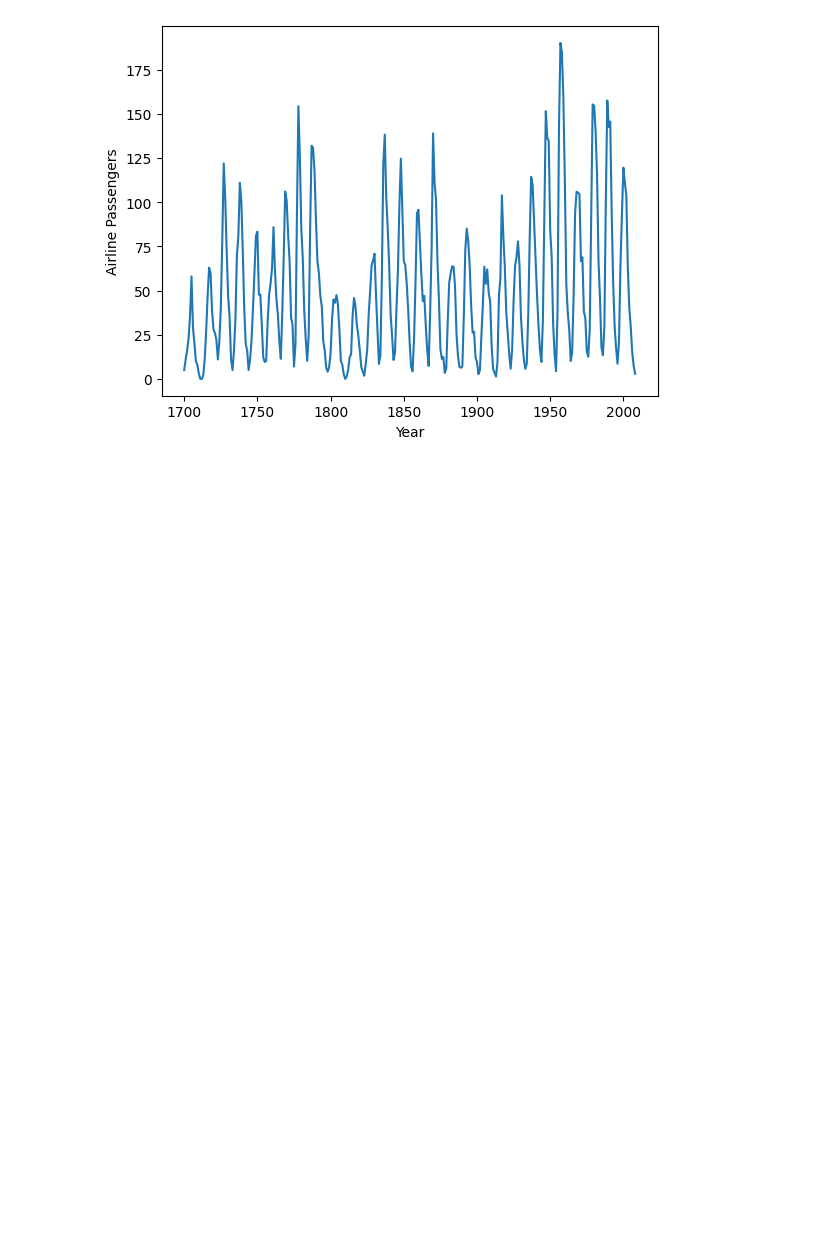
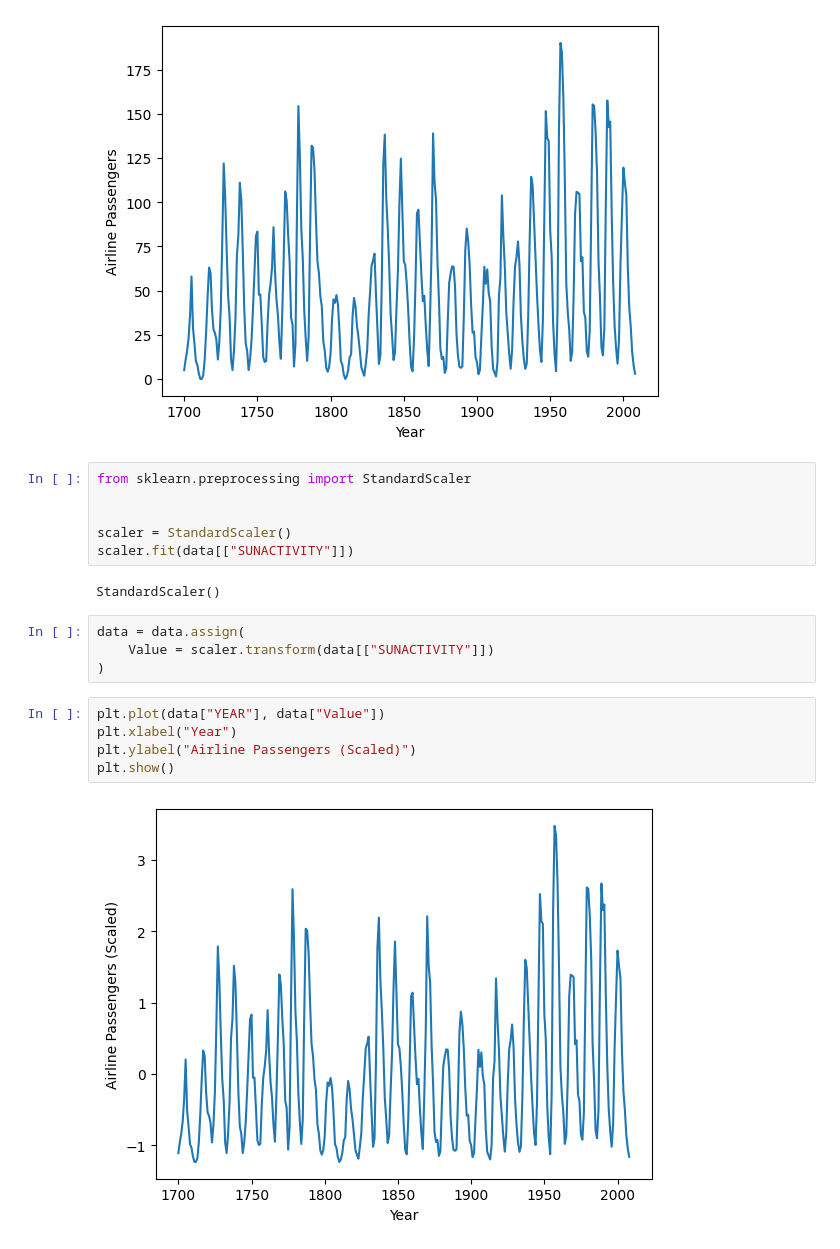
Before and after one commit to rezaghasemi/ts_mini_project, a Jupyter notebook: eda.ipynb, the cells around one changed output. Cells and saved outputs as stored; diff of their text form; blank space fills up the shorter version.

```diff
--- a/eda.ipynb
+++ b/eda.ipynb
@@ -32,3 +32,22 @@ plt.ylabel("Airline Passengers")
 plt.show()
 # %% [output]
 [figure]
+# %%
+from sklearn.preprocessing import StandardScaler
+
+
+scaler = StandardScaler()
+scaler.fit(data[["SUNACTIVITY"]])
+# %% [output]
+StandardScaler()
+# %%
+data = data.assign(
+    Value = scaler.transform(data[["SUNACTIVITY"]])
+)
+# %%
+plt.plot(data["YEAR"], data["Value"])
+plt.xlabel("Year")
+plt.ylabel("Airline Passengers (Scaled)")
+plt.show()
+# %% [output]
+[figure, added]
```
Also changed, not shown: 14 other files.
